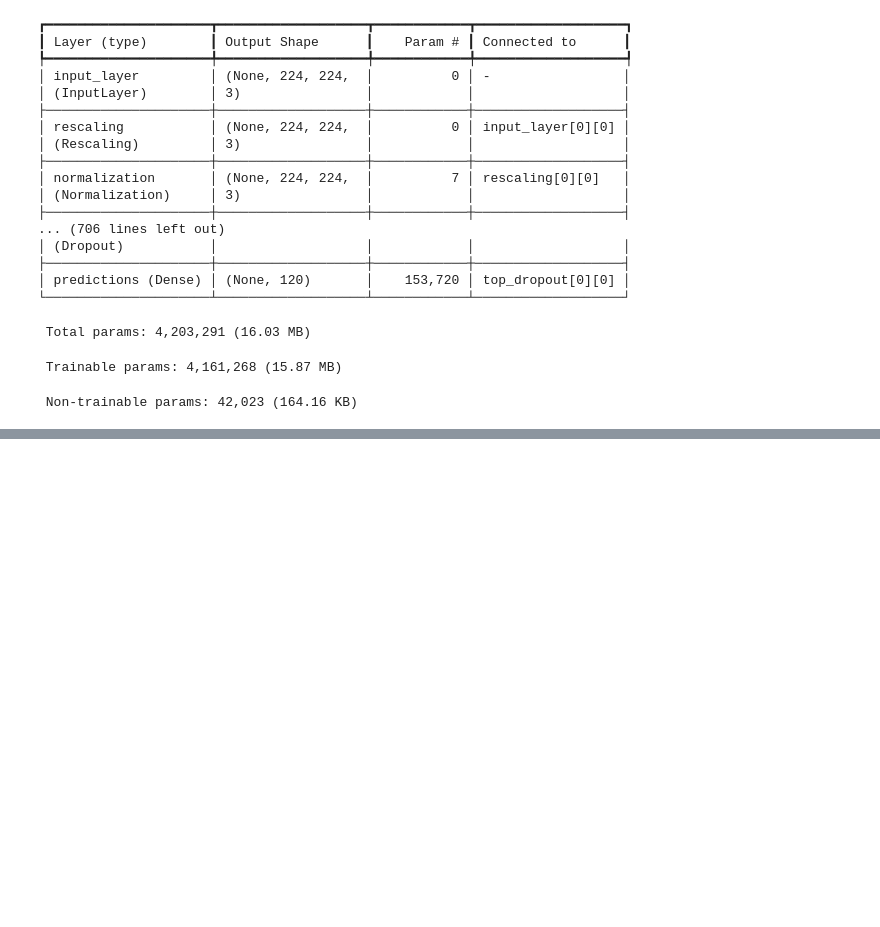
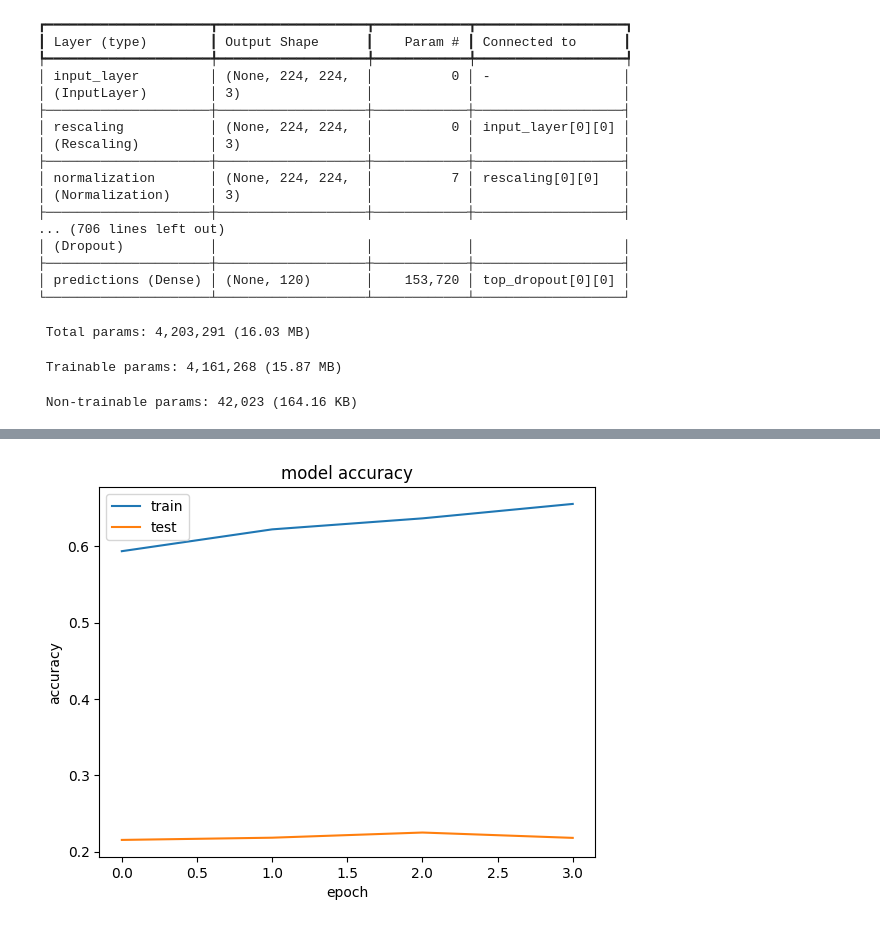
Before and after one commit to Cohben-OBrien/Tensorflow_kares_learning, a Jupyter notebook: image_processing/Image_processing/Efficient net/Efficient net.ipynb, the cells around one changed output, grey strips where cells are left out. Cells and saved outputs as stored; diff of their text form; code cells hidden in the pictures; blank space fills up the shorter version.

```diff
--- a/image_processing/Image_processing/Efficient net/Efficient net.ipynb
+++ b/image_processing/Image_processing/Efficient net/Efficient net.ipynb
@@ -169,0 +182,23 @@ Epoch 5/40
+# %%
+def unfreeze_model(model):
+    for layer in model.layers[-20:]:
+        if not isinstance(layer, layers.BatchNormalization):
+            layer.trainable = True
+
+    optimizer = keras.optimizers.Adam(learning_rate=0.001)
+
+    model.compile(
+        optimizer=optimizer,
+        loss="categorical_crossentropy",
+        metrics=["accuracy"],
+    )
+
+unfreeze_model(model)
+epochs = 4
+hist = model.fit(
+    ds_train,
+    epochs=epochs,
+    validation_data=ds_test,
+)
+plot_hist(hist)
+# %% [output]
@@ -169,0 +213 @@ Epoch 5/40
+[figure, added]
```
Also changed, not shown: parts of 7 cells of this notebook.
